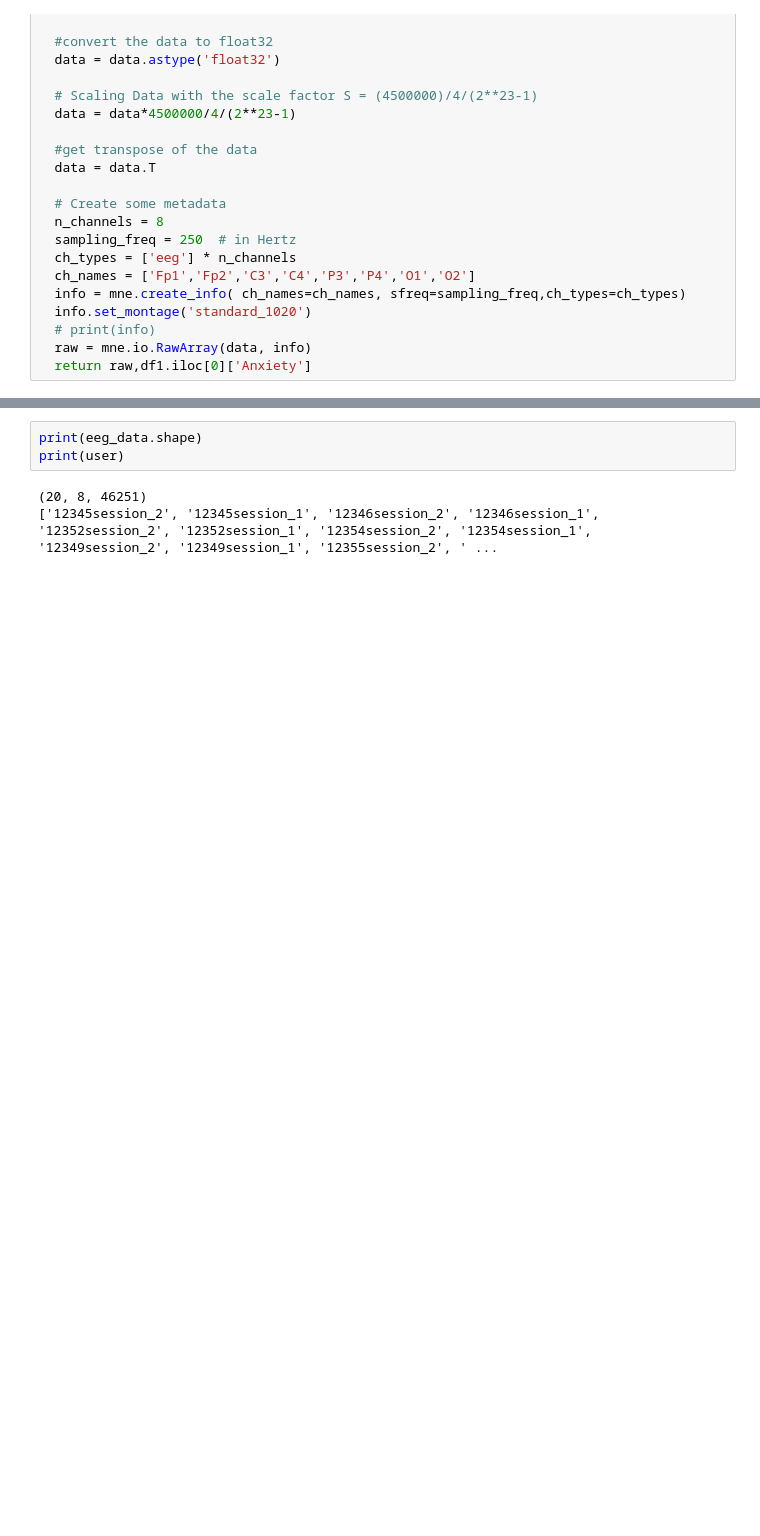
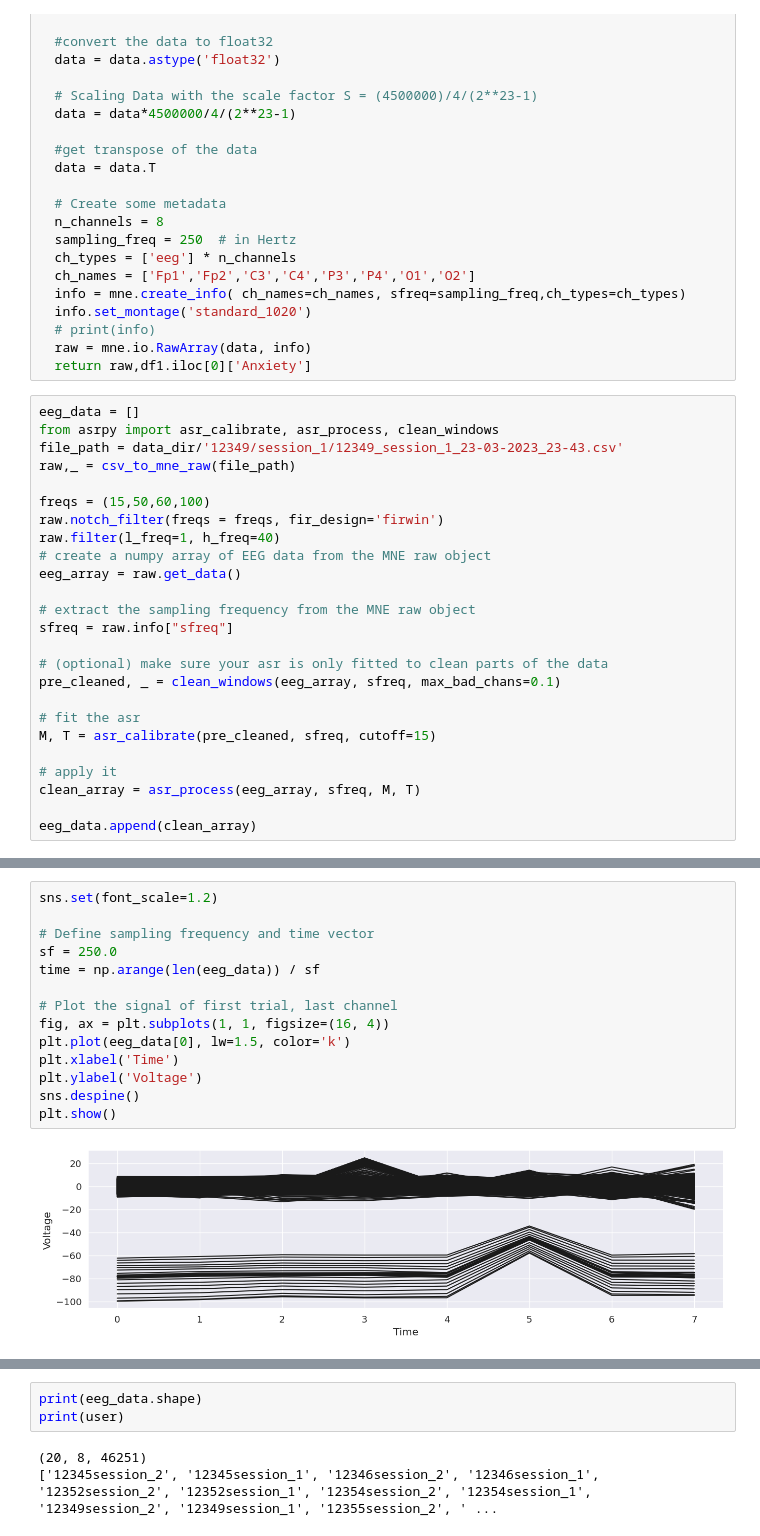
Before and after one commit to abhishek-topwal/OpenBCI_DataAnlaysis, a Jupyter notebook: anx_data_analysis.ipynb, the cells around one changed output, grey strips where cells are left out. Saved outputs shown, nothing was run; the diff lists cells and outputs as text; blank space fills up the shorter version.

```diff
--- a/anx_data_analysis.ipynb
+++ b/anx_data_analysis.ipynb
@@ -108,3 +109,28 @@ def csv_to_mne_raw(csv_file_path):
   # print(info)
   raw = mne.io.RawArray(data, info)
   return raw,df1.iloc[0]['Anxiety']
+# %%
+eeg_data = []
+from asrpy import asr_calibrate, asr_process, clean_windows
+file_path = data_dir/'12349/session_1/12349_session_1_23-03-2023_23-43.csv'
+raw,_ = csv_to_mne_raw(file_path)
+
+freqs = (15,50,60,100)
+raw.notch_filter(freqs = freqs, fir_design='firwin')
+raw.filter(l_freq=1, h_freq=40)
+# create a numpy array of EEG data from the MNE raw object
+eeg_array = raw.get_data()
+
+# extract the sampling frequency from the MNE raw object
+sfreq = raw.info["sfreq"]
+
+# (optional) make sure your asr is only fitted to clean parts of the data
+pre_cleaned, _ = clean_windows(eeg_array, sfreq, max_bad_chans=0.1)
+
+# fit the asr
+M, T = asr_calibrate(pre_cleaned, sfreq, cutoff=15)
+
+# apply it
+clean_array = asr_process(eeg_array, sfreq, M, T)
+
+eeg_data.append(clean_array)
@@ -110,0 +167,16 @@ def csv_to_mne_raw(csv_file_path):
+# %%
+sns.set(font_scale=1.2)
+
+# Define sampling frequency and time vector
+sf = 250.0
+time = np.arange(len(eeg_data)) / sf
+
+# Plot the signal of first trial, last channel
+fig, ax = plt.subplots(1, 1, figsize=(16, 4))
+plt.plot(eeg_data[0], lw=1.5, color='k')
+plt.xlabel('Time')
+plt.ylabel('Voltage')
+sns.despine()
+plt.show()
+# %% [output]
+[figure, added]
```
Also changed, not shown: parts of 9 cells of this notebook, 21 other files.
